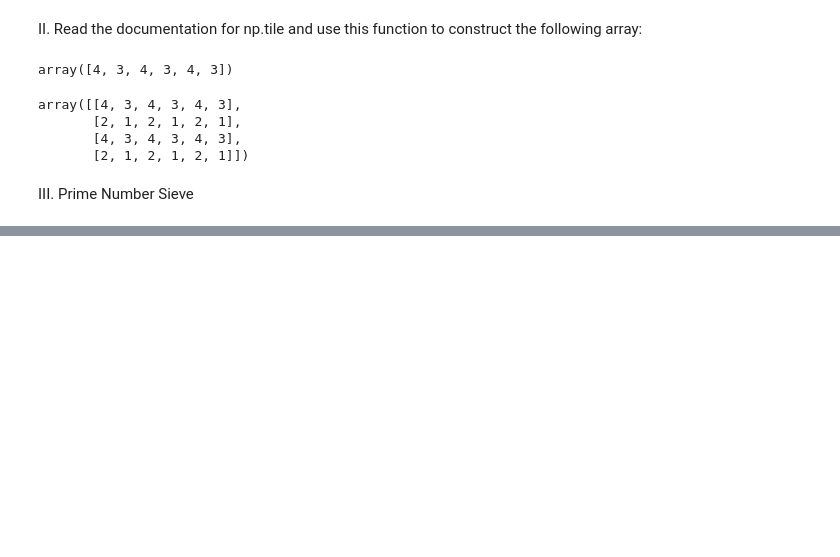
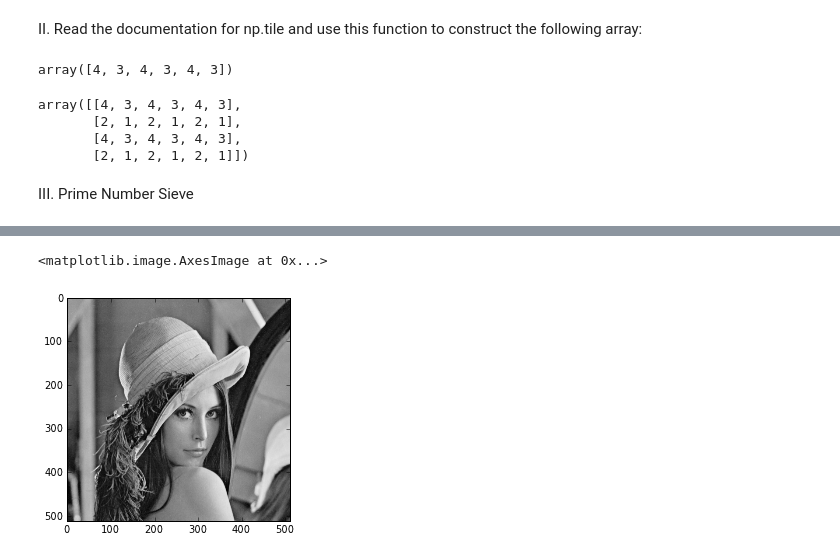
Before and after one commit to dbenton93/PHYS202-S13, a Jupyter notebook: Week2/NumPy Ex.1.ipynb, the cells around one changed output, grey strips where cells are left out. Saved outputs shown, nothing was run; the diff lists cells and outputs as text; code cells hidden in the pictures; blank space fills up the shorter version.

```diff
--- a/Week2/NumPy Ex.1.ipynb
+++ b/Week2/NumPy Ex.1.ipynb
@@ -57,0 +107,5 @@ for j in range(2, N_max):
+# %%
+imshow(lena, cmap=cm.gray)
+# %% [output]
+<matplotlib.image.AxesImage at 0x...>
+[figure, added]
```
Also changed, not shown: parts of 23 cells of this notebook, 1 other file.
